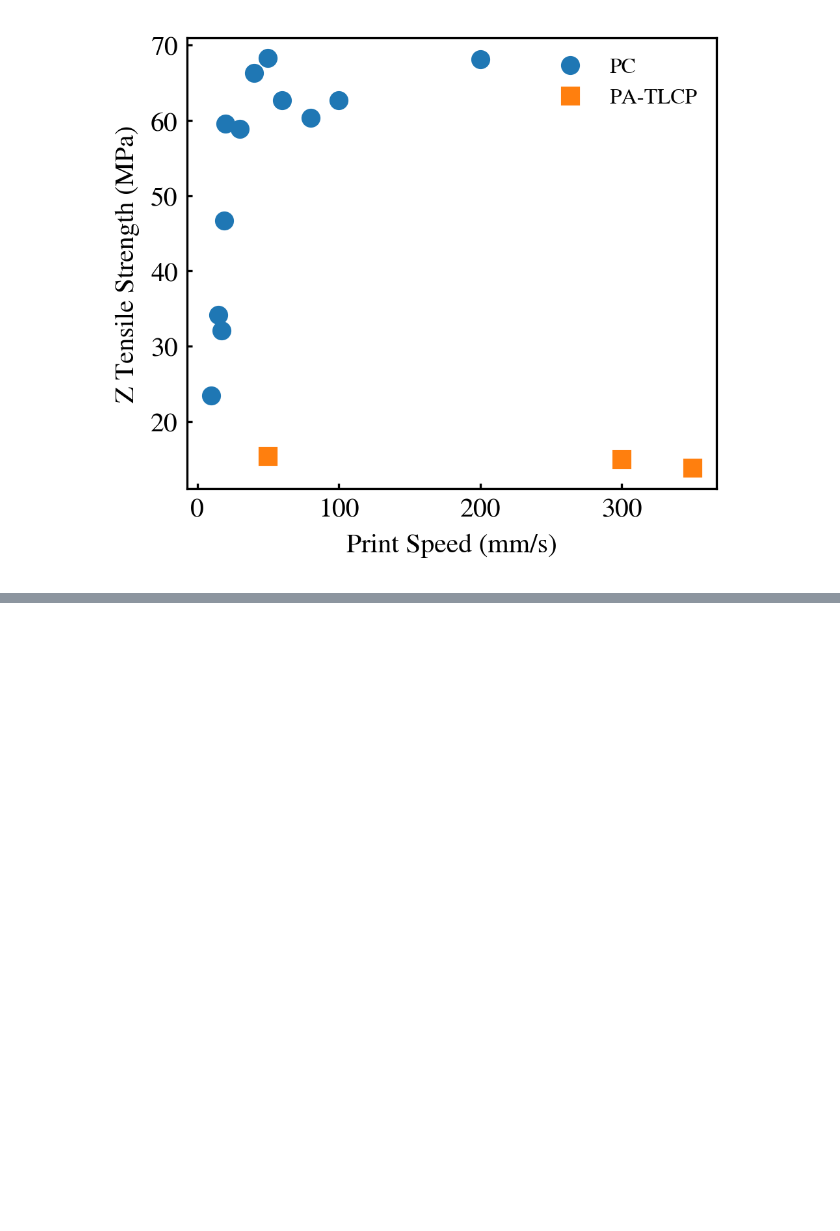
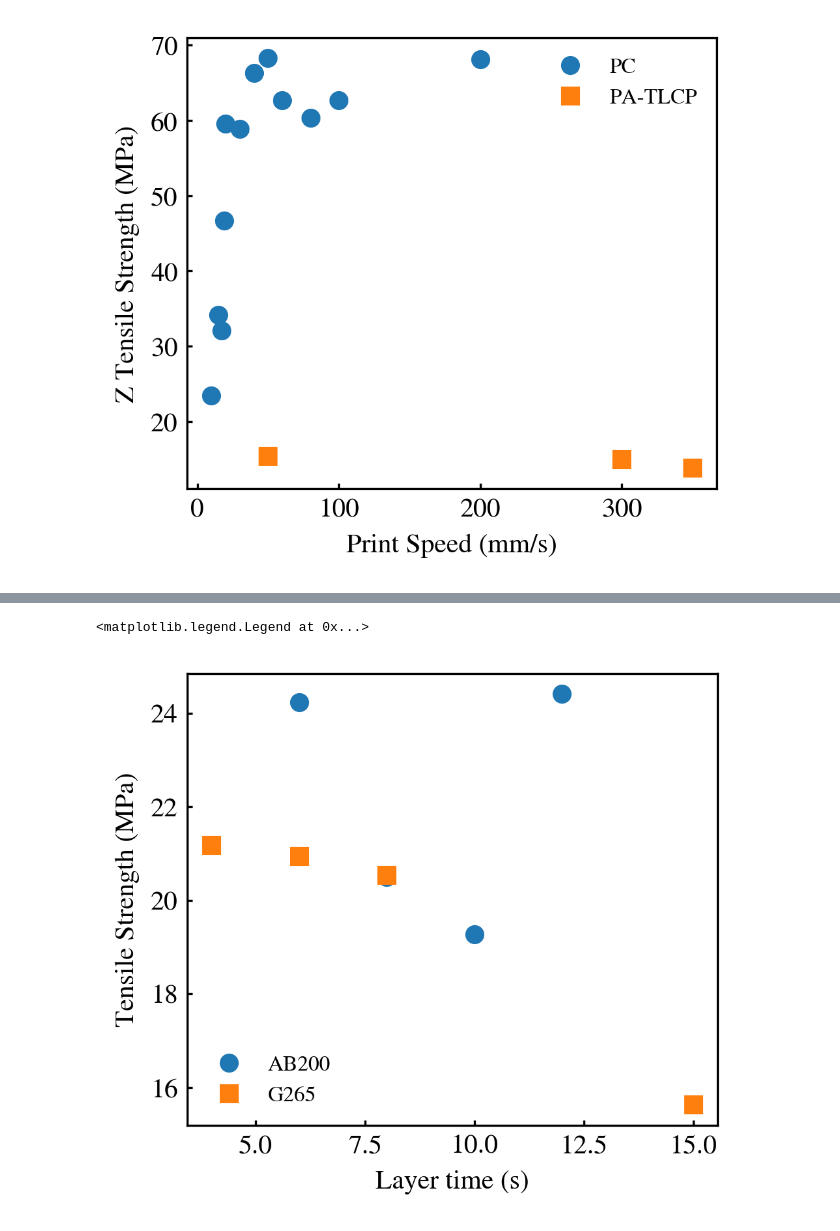
Before and after one commit to ZLoverty/Boralus, a Jupyter notebook: tensile.ipynb, the cells around one changed output, grey strips where cells are left out. Cells and saved outputs as stored; diff of their text form; code cells hidden in the pictures; blank space fills up the shorter version.

```diff
--- a/tensile.ipynb
+++ b/tensile.ipynb
@@ -28,0 +61,16 @@ plt.legend(fontsize=8, frameon=False)
+# %%
+lt = [6, 8, 10, 12]
+ts = [24.23, 20.5, 19.28, 24.41]
+lt2 = [4, 6, 8, 15]
+ts2 = [21.18, 20.95, 20.54, 15.63]
+
+
+plt.figure(figsize=(3.5, 3), dpi=300)
+plt.plot(lt, ts, label="AB200", marker="o", ls="")
+plt.plot(lt2, ts2, label="G265", marker="s", ls="")
+plt.xlabel("Layer time (s)")
+plt.ylabel("Tensile Strength (MPa)")
+plt.legend(fontsize=8, frameon=False, loc="lower left")
+# %% [output]
+<matplotlib.legend.Legend at 0x...>
+[figure, added]
```
Also changed, not shown: parts of 8 cells of this notebook.
